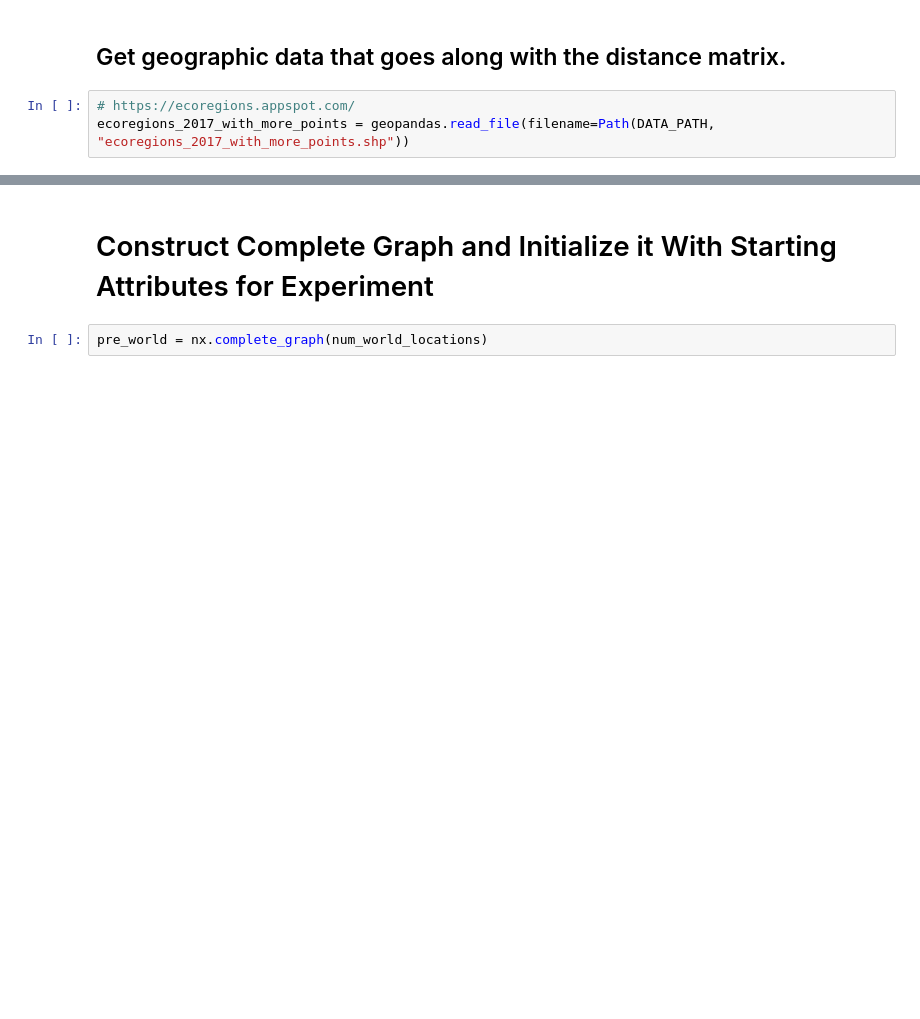
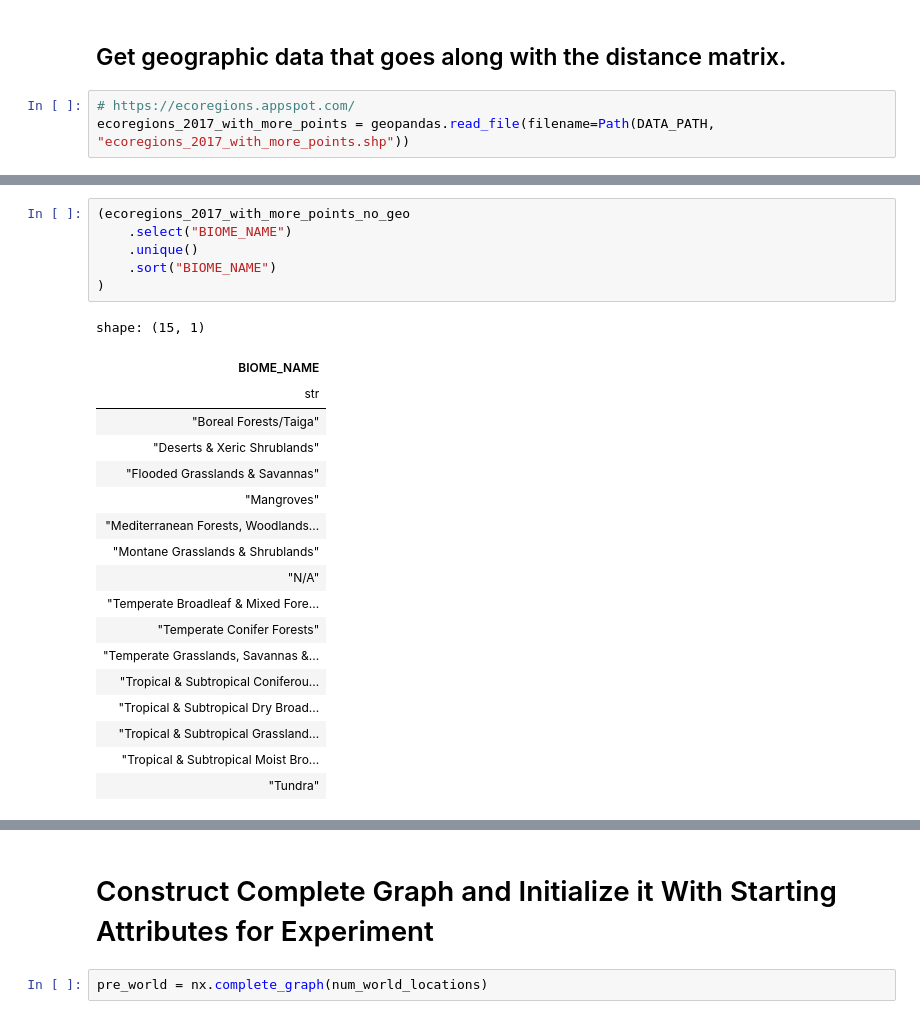
Before and after one commit to iamgiddyaboutgit-schoolwork/doe_group_project, a Jupyter notebook: src/simulate_world.ipynb, the cells around one changed output, grey strips where cells are left out. Saved outputs shown, nothing was run; the diff lists cells and outputs as text; blank space fills up the shorter version.

```diff
--- a/src/simulate_world.ipynb
+++ b/src/simulate_world.ipynb
@@ -97,0 +214,25 @@ ecoregions_2017_with_more_points = geopandas.read_file(filename=Path(DATA_PATH,
+# %%
+(ecoregions_2017_with_more_points_no_geo
+    .select("BIOME_NAME")
+    .unique()
+    .sort("BIOME_NAME")
+)
+# %% [output]
+shape: (15, 1)
+| BIOME_NAME |
+| str |
+| "Boreal Forests/Taiga" |
+| "Deserts & Xeric Shrublands" |
+| "Flooded Grasslands & Savannas" |
+| "Mangroves" |
+| "Mediterranean Forests, Woodlands... |
+| "Montane Grasslands & Shrublands" |
+| "N/A" |
+| "Temperate Broadleaf & Mixed Fore... |
+| "Temperate Conifer Forests" |
+| "Temperate Grasslands, Savannas &... |
+| "Tropical & Subtropical Coniferou... |
+| "Tropical & Subtropical Dry Broad... |
+| "Tropical & Subtropical Grassland... |
+| "Tropical & Subtropical Moist Bro... |
+| "Tundra" |
```
Also changed, not shown: parts of 32 cells of this notebook.
